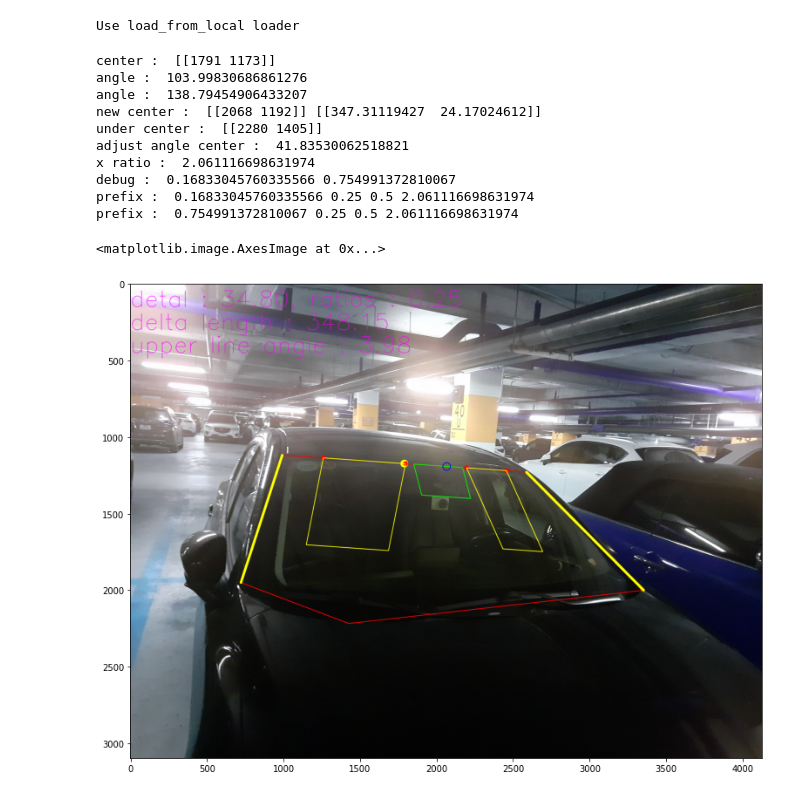
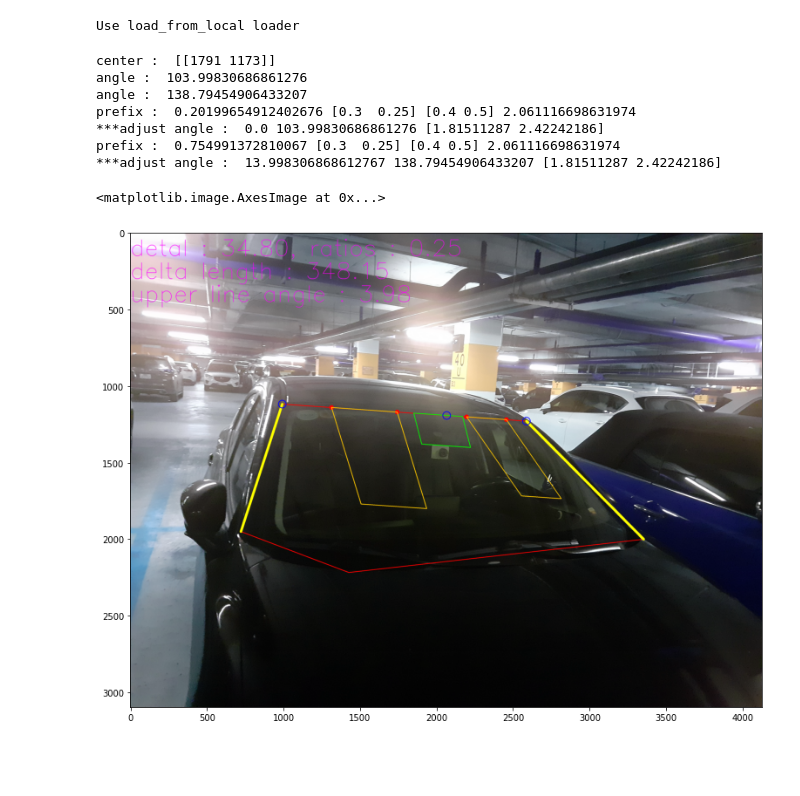
Before and after one commit to mtcld/CBNetV2, a Jupyter notebook: demo/windshield.ipynb, the cells around one changed output. Drawn from its saved outputs; the diff is of its cells as text; code cells hidden in the pictures; blank space fills up the shorter version.

Commit message:
add driver/passenger area problem

```diff
--- a/demo/windshield.ipynb
+++ b/demo/windshield.ipynb
@@ -590,7 +590,7 @@ def driver_zone(image,ws_cnt):
     ## find center upper line according to pixel wise
     center = ((approx[index] + approx[(index+offset)%LEN_APP]) / 2).astype(np.int32)
     print('center : ',center)
-    draw_image = cv2.circle(draw_image,center[0],radius=25, color=(255, 255, 0), thickness=-1)
+    #draw_image = cv2.circle(draw_image,center[0],radius=25, color=(255, 255, 0), thickness=-1)
 
     ## vector of upper line
     vector = approx[(index+offset)%LEN_APP]-approx[index]
@@ -627,7 +627,7 @@ def driver_zone(image,ws_cnt):
         adjust_ratio = 1
 
     new_center = (center + adjust_ratio*adjust_center_vector/length_vector*delta_length).astype(np.int32)
-    print('new center : ',new_center,adjust_center_vector/length_vector*delta_length)
+    #print('new center : ',new_center,adjust_center_vector/length_vector*delta_length)
 
     ## center folowing bigger angles
     arg_max_angle = np.argmax(angles)
@@ -637,15 +637,15 @@ def driver_zone(image,ws_cnt):
     ws_height = find_windshield_height_at_point(image,approx,new_center,center_vector)
     under_center = new_center + 0.25*ws_height*center_vector/math.sqrt(np.power(center_vector,2).sum())
     under_center = under_center.astype(np.int32)
-    print('under center : ',under_center)
+    #print('under center : ',under_center)
 
     adjust_vector = approx[(index + (1-arg_max_angle)*offset)%LEN_APP] - new_center
     adjust_angle = center_angle - math.pi/2 - 0.2*delta
-    print('adjust angle center : ',adjust_angle/math.pi*180)
+    #print('adjust angle center : ',adjust_angle/math.pi*180)
     magnetude = find_adjust_magnitude(adjust_vector,under_center-new_center,adjust_angle)
     new_v = under_center-new_center + magnetude*adjust_vector
-    new_under = new_center+new_v
-    new_under = new_under.astype(np.int32)
+    #new_under = new_center+new_v
+    #new_under = new_under.astype(np.int32)
 
     l1 = distance(approx[index],new_center)
     c1 = (approx[index]+(1-0.2)*l1*vector/length_vector).astype(np.int32)
@@ -663,6 +663,8 @@ def driver_zone(image,ws_cnt):
 
 
     draw_image = cv2.circle(draw_image,new_center[0],radius=25, color=(0, 0, 255), thickness=4)
+    draw_image = cv2.circle(draw_image,approx[index][0],radius=25, color=(0, 0, 255), thickness=4)
+    draw_image = cv2.circle(draw_image,approx[(index+offset)%LEN_APP][0],radius=25, color=(0, 0, 255), thickness=4)
     draw_image = cv2.putText(draw_image,f'detal : {delta/math.pi*180:.2f}, ratios : {1-angles[0]/angles[1]:.2f}',(0,150),cv2.FONT_HERSHEY_SIMPLEX,5,
                              (255,0,255),2, cv2.LINE_AA)
     draw_image = cv2.putText(draw_image,f'delta length : {delta_length:.2f}',(0,150*2),cv2.FONT_HERSHEY_SIMPLEX,5,
@@ -673,35 +675,51 @@ def driver_zone(image,ws_cnt):
     #return draw_image, 0
     pre_image = draw_image.copy()
 
+    ## locate driver / passenger area
+    x_ratio = distance(approx[index],new_center) / distance(new_center,approx[(index+offset)%LEN_APP])
 
-    x_ratio = distance(approx[index],new_center) / distance(new_center,approx[(index+offset)%LEN_APP])
-    d_start_ratio = 0.25
-    width_ratio = 0.5
+    # ratio of start point area to its coresponding half
+    d_start_ratio = np.array([0.25,0.25])
 
+    # angles of areas
+    d_angles = np.copy(angles)
+    vector_check_angles = side_vectors
+    d_ajust_angles = abs(np.array(angles) - math.pi/2 - delta)
 
-    # locate driver / passenger area
+    if delta/math.pi*180 > 30 :
+        d_start_ratio[np.argmin(angles)] *=1.2
+        d_angles[np.argmin(angles)] = 0.8*d_angles[1-np.argmin(angles)]
+        vector_check_angles[np.argmin(angles)] = side_vectors[1-np.argmin(angles)]
+        d_ajust_angles[np.argmin(angles)] = 0
+    # ratio of width area to its corresponding half (default both sides will be 0.5)
+    width_ratio = 1-2*d_start_ratio
+
+    # angles related
+
     for zone_id in range(0,2):
+        #print('width adjust ',width_ajust[zone_id])
         average_angle = angles[zone_id]
 
         check_vector = side_vectors[zone_id]
         # cos check_vector ,[[1,0]] = 0 -> use check_vector of other side
         cosin_check =  (check_vector*[[1,0]]).sum() / math.sqrt(np.power(check_vector,2).sum())
+        #print('angle check :',d_angles[zone_id],vector_check_angles[zone_id])
         #print('cosin check : ',cosin_check)
         if abs(cosin_check) < 0.09:
-            v1 = find_vector_from_angle(vector,0.9*angles[1-zone_id],side_vectors[1-zone_id])
+            v1 = find_vector_from_angle(vector,0.9*d_angles[1-zone_id],vector_check_angles[1-zone_id])
         else:
-            v1 = find_vector_from_angle(vector,average_angle,check_vector)
+            v1 = find_vector_from_angle(vector,d_angles[zone_id],vector_check_angles[zone_id])
 
         ## find height of windshield
         # find driver zone
-        #width_zone = 0.2
-        start_ratio = 0.18
-        prefix_ratio = (zone_id==0)*d_start_ratio*x_ratio/(x_ratio+1)+(zone_id==1)*(1-(d_start_ratio+width_ratio)/(x_ratio+1))
+        prefix_ratio = (zone_id==0)*d_start_ratio[zone_id]*x_ratio/(x_ratio+1)\
+        +(zone_id==1)*(1-(d_start_ratio[zone_id]+width_ratio[zone_id])/(x_ratio+1))
 
         print('prefix : ',prefix_ratio,d_start_ratio,width_ratio,x_ratio)
-        #projection = prefix_ratio * length_vector /
+        #projection = prefix_ratio * length_vector
         z_point1 = (approx[index] + prefix_ratio*vector).astype(np.int32)
-        w = (zone_id==0)*width_ratio*x_ratio/(x_ratio+1)+(zone_id==1)*width_ratio/(x_ratio+1)
+        w = (zone_id==0)*width_ratio[zone_id]*x_ratio/(x_ratio+1)+(zone_id==1)*width_ratio[zone_id]/(x_ratio+1)
+        #w = w * width_ajust[zone_id]
         z_point2 = (approx[index] + (prefix_ratio+w)*vector).astype(np.int32)
 
         draw_image = cv2.circle(draw_image,z_point1[0],radius=15, color=(255, 0, 0), thickness=-1)
@@ -723,9 +741,8 @@ def driver_zone(image,ws_cnt):
         ## vector from z_point1 -> center
         adjust_vector = center - z_point1
 
-        #if average_angle > math.pi/2:
-        adjsut_angle = min(abs(average_angle-math.pi/2),abs(average_angle-math.pi))
-        adjust_angle = 0.7*adjsut_angle
+        adjust_angle = d_ajust_angles[zone_id]
+        print('***adjust angle : ',adjust_angle/math.pi*180,angles[zone_id]/math.pi*180,angles)
 
         #print('adjust angle : ',adjust_angle/math.pi*180)
         if abs(cosin_check) < 0.09:
@@ -743,7 +760,7 @@ def driver_zone(image,ws_cnt):
         #print('check : ',distance(z_point1,z_point2),distance(z_point3,z_point4))
         zone = np.array([z_point1,z_point2,z_point3,z_point4])
 
-        draw_image= cv2.drawContours(draw_image,[zone],-1,(255,255,0),3)
+        draw_image= cv2.drawContours(draw_image,[zone],-1,(255,200,0),3)
 
     return draw_image, pre_image
 
@@ -758,41 +775,38 @@ def driver_zone_detection(image):
     ws_segm = max(windshield_semgs,key=lambda x : x.sum())
     contours, _ = cv2.findContours(np.array(ws_segm).astype(np.uint8), cv2.RETR_TREE, cv2.CHAIN_APPROX_SIMPLE)
     ws_contour = max(contours,key=cv2.contourArea)
     raw_cnt_image = cv2.drawContours(image.copy(),[ws_contour],-1,(255,0,0),3)
 
     ## detect driver zone
     output, pre_image = driver_zone(image,ws_contour)
 
     #result1 = np.hstack([image,raw_cnt_image])
     #result2 = np.hstack([pre_image,output])
 
     #return np.vstack([result1,result2])
     return output
 
 #f = '/mmdetection/data/tmp/windshield/test_pipeline/38.jpg'
 #f = '/mmdetection/data/tmp/windshield/real_data/20211102_201857.jpg'
 #20211102_202310.jpg
 f = '/mmdetection/data/tmp/windshield/real_data/20211102_202310.jpg'
 #20211102_202250.jpg
 #f = '/mmdetection/data/tmp/windshield/real_data/20211102_202250.jpg'
 image = cv2.imread(f)
 out_image = driver_zone_detection(image)
 
 plt.figure(figsize=(15,10))
 plt.imshow(out_image)
 # %% [output]
 center :  [[1791 1173]]
 angle :  103.99830686861276
 angle :  138.79454906433207
-new center :  [[2068 1192]] [[347.31119427  24.17024612]]
-under center :  [[2280 1405]]
-adjust angle center :  41.83530062518821
-x ratio :  2.061116698631974
-debug :  0.16833045760335566 0.754991372810067
-prefix :  0.16833045760335566 0.25 0.5 2.061116698631974
-prefix :  0.754991372810067 0.25 0.5 2.061116698631974
+prefix :  0.20199654912402676 [0.3  0.25] [0.4 0.5] 2.061116698631974
+***adjust angle :  0.0 103.99830686861276 [1.81511287 2.42242186]
+prefix :  0.754991372810067 [0.3  0.25] [0.4 0.5] 2.061116698631974
+***adjust angle :  13.998306868612767 138.79454906433207 [1.81511287 2.42242186]
 <matplotlib.image.AxesImage at 0x...>
-[figure, old version]
+[figure, new version]
 # %%
 f = '/mmdetection/data/tmp/windshield/test_pipeline/67929713_1239811336196307_106183138884619112_n.jpg'
 image = cv2.imread(f)
```
Also changed, not shown: parts of 3 cells of this notebook.
